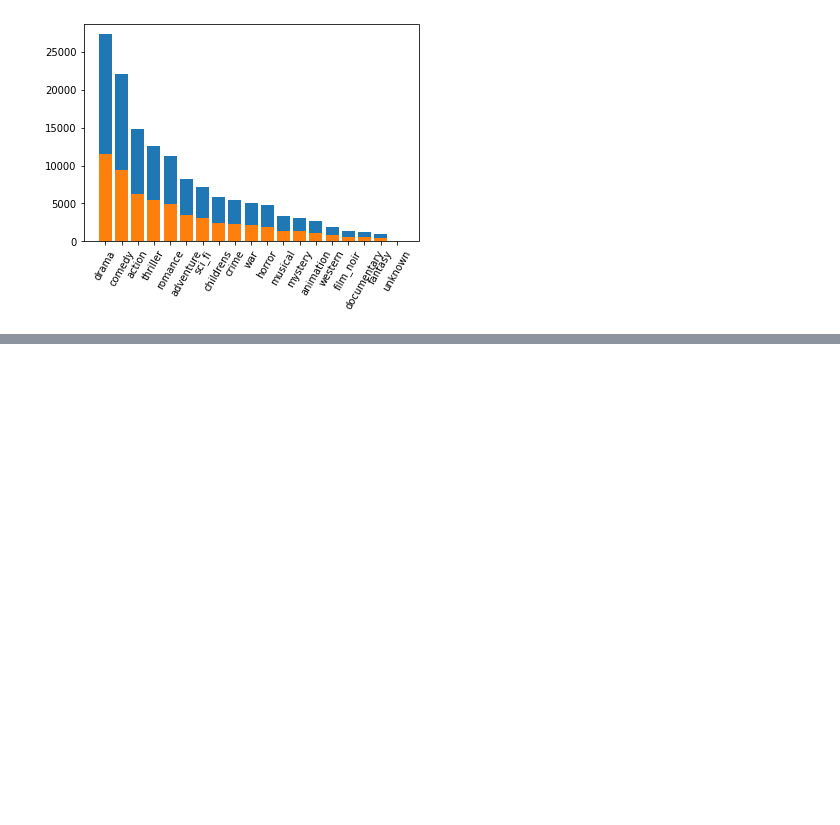
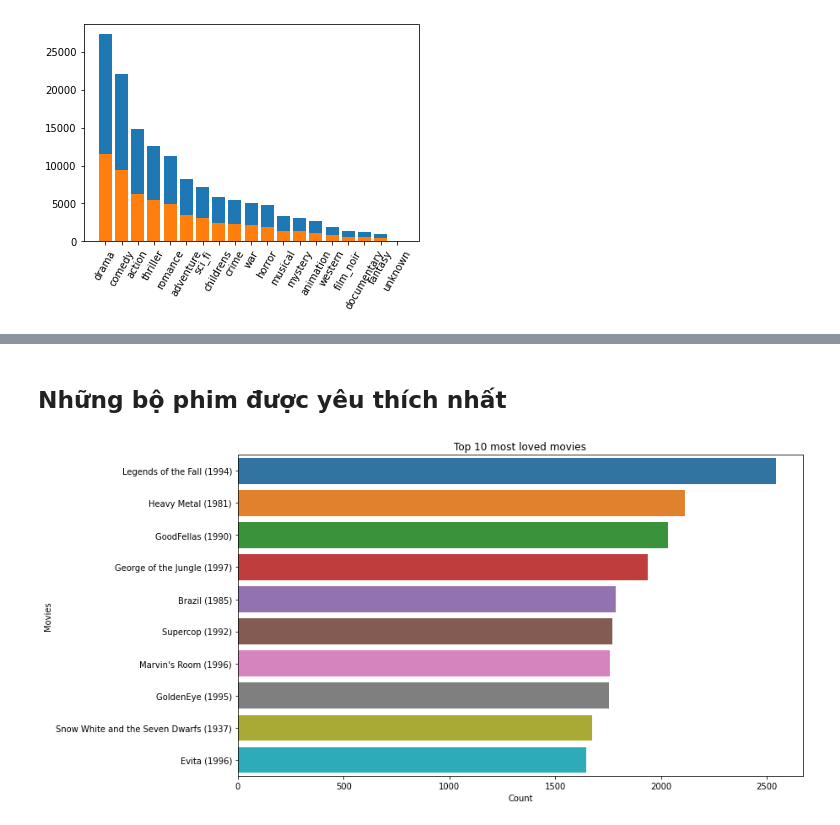
Before and after one commit to bt-nghia/Rec_Sys, a Jupyter notebook: EDA_movielens_100k.ipynb, the cells around one changed output, grey strips where cells are left out. Drawn from its saved outputs; the diff is of its cells as text; code cells hidden in the pictures; blank space fills up the shorter version.

```diff
--- a/EDA_movielens_100k.ipynb
+++ b/EDA_movielens_100k.ipynb
@@ -249,0 +290,11 @@ plt.xticks(rotation=60);
+# %% [markdown]
+## Những bộ phim được yêu thích nhất
+# %%
+top_most_loved_movies = rating_movie_df.groupby('movie_id').sum().rating.sort_values(ascending=False)[:10]
+top_most_loved_movie_titles = movie_df.iloc[top_most_loved_movies.index].movie_title
+
+draw_horizontal_movie_bar(top_most_loved_movie_titles.values,
+                          top_most_loved_movies.values,
+                          'Top 10 most loved movies');
+# %% [output]
+[figure, added]
```
Also changed, not shown: parts of 23 cells of this notebook.
